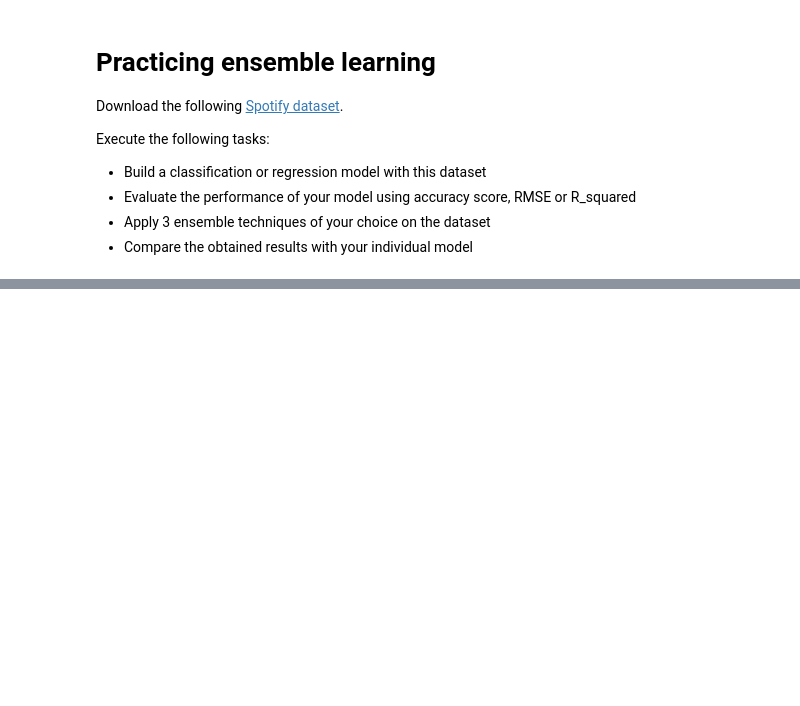
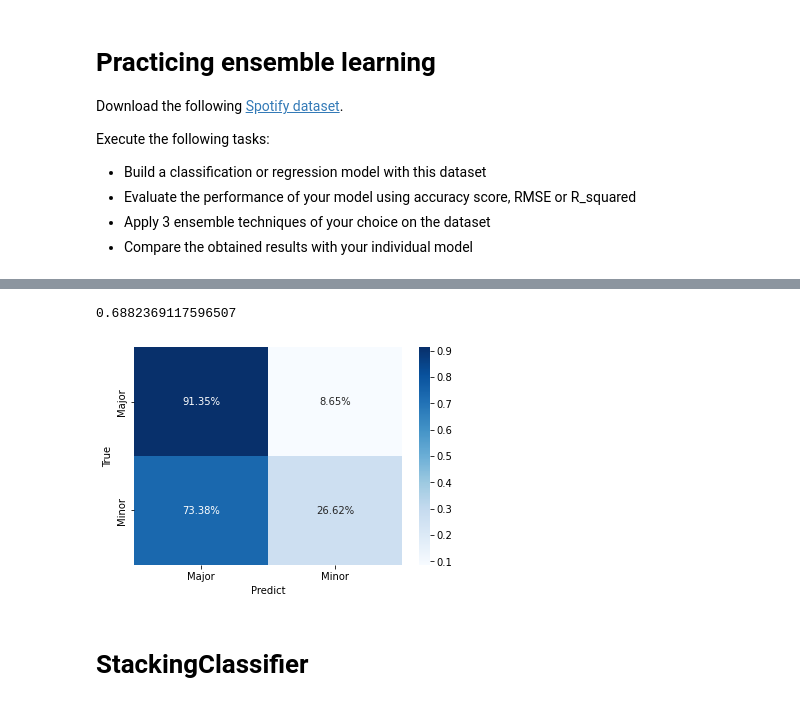
Before and after one commit to ziedjouini/new_projet, a Jupyter notebook: Ensemble_Learning_Practice.ipynb, the cells around one changed output, grey strips where cells are left out. Cells and saved outputs as stored; diff of their text form; code cells hidden in the pictures; blank space fills up the shorter version.

```diff
--- a/Ensemble_Learning_Practice.ipynb
+++ b/Ensemble_Learning_Practice.ipynb
@@ -405,0 +181,4 @@ accuracy_score:  0.19785
+# %%
+adaboost = make_pipeline(pipe, AdaBoostClassifier(base_estimator=LogisticRegression(), n_estimators=100))
+# %%
+adaboost.fit(X_train, y_train)
@@ -405,0 +199,15 @@ accuracy_score:  0.19785
+# %%
+adaboost.score(X_test,y_test)
+# %% [output]
+0.6882369117596507
+# %%
+sns.heatmap(confusion_matrix(y_test, adaboost.predict(X_test),normalize='true' ),xticklabels=adaboost.classes_, yticklabels=adaboost.classes_, cmap="Blues",annot=True, fmt=".2%")
+
+plt.xlabel('Predict')
+plt.ylabel('True')
+
+plt.show()
+# %% [output]
+[figure, added]
+# %% [markdown]
+# StackingClassifier
```
Also changed, not shown: parts of 57 cells of this notebook.
